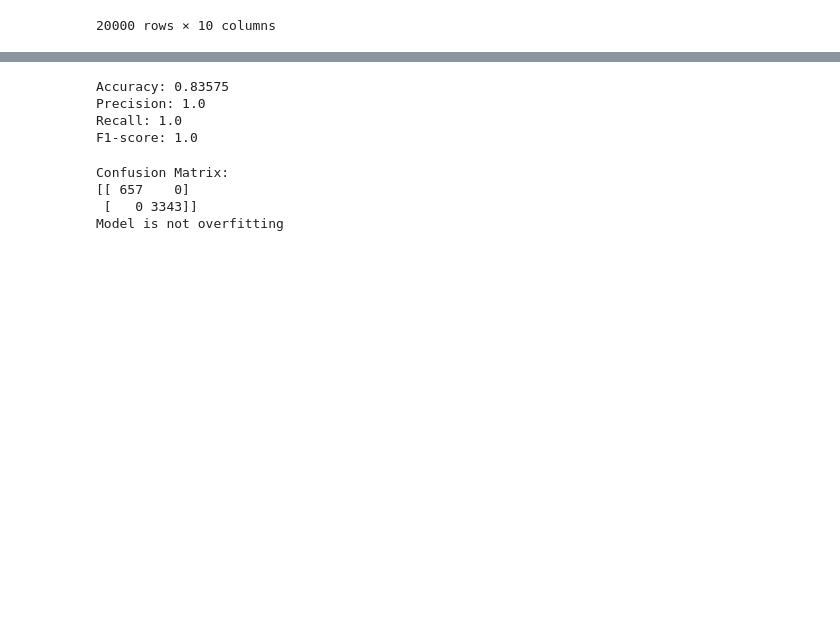
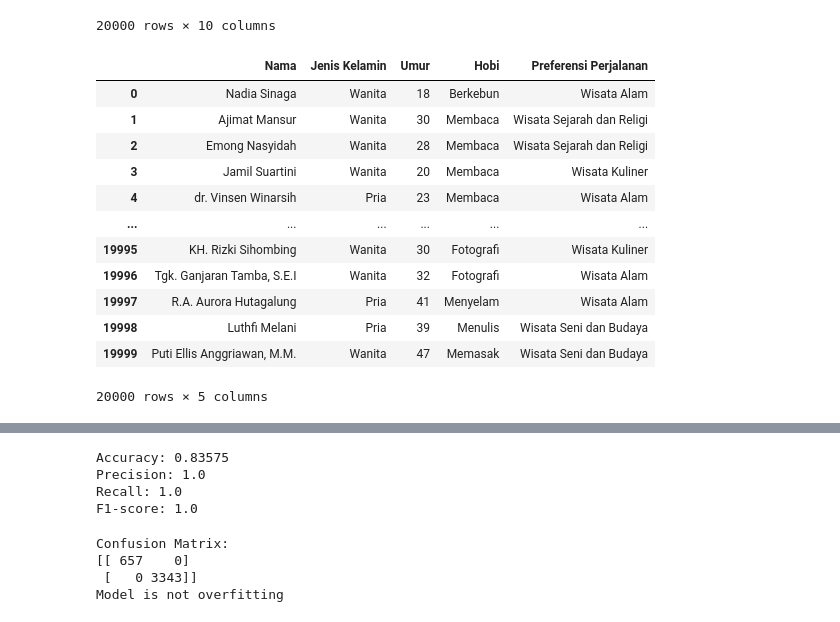
Before and after one commit to fadilwahana/trippal-app-project, a Jupyter notebook: capstone-ml/TripPal_Model_2.ipynb, the cells around one changed output, grey strips where cells are left out. Cells and saved outputs as stored; diff of their text form; code cells hidden in the pictures; blank space fills up the shorter version.

```diff
--- a/capstone-ml/Model 2.ipynb
+++ b/capstone-ml/TripPal_Model_2.ipynb
@@ -30,6 +30,21 @@ from sklearn.metrics.pairwise import cosine_similarity
 # %%
 # Reorder the columns to have 'Nama' as the first column
 data = data[['Nama', 'Jenis Kelamin', 'Umur', 'Hobi', 'Preferensi Perjalanan']]
+data
+# %% [output]
+|  | Nama | Jenis Kelamin | Umur | Hobi | Preferensi Perjalanan |
+| 0 | Nadia Sinaga | Wanita | 18 | Berkebun | Wisata Alam |
+| 1 | Ajimat Mansur | Wanita | 30 | Membaca | Wisata Sejarah dan Religi |
+| 2 | Emong Nasyidah | Wanita | 28 | Membaca | Wisata Sejarah dan Religi |
+| 3 | Jamil Suartini | Wanita | 20 | Membaca | Wisata Kuliner |
+| 4 | dr. Vinsen Winarsih | Pria | 23 | Membaca | Wisata Alam |
+| ... | ... | ... | ... | ... | ... |
+| 19995 | KH. Rizki Sihombing | Wanita | 30 | Fotografi | Wisata Kuliner |
+| 19996 | Tgk. Ganjaran Tamba, S.E.I | Wanita | 32 | Fotografi | Wisata Alam |
+| 19997 | R.A. Aurora Hutagalung | Pria | 41 | Menyelam | Wisata Alam |
+| 19998 | Luthfi Melani | Pria | 39 | Menulis | Wisata Seni dan Budaya |
+| 19999 | Puti Ellis Anggriawan, M.M. | Wanita | 47 | Memasak | Wisata Seni dan Budaya |
+20000 rows × 5 columns
 # %%
 # Preprocess the data
 data['Preferensi Perjalanan'] = data['Preferensi Perjalanan'].apply(lambda x: ''.join(x.split()).lower())
```
Also changed, not shown: parts of 5 cells of this notebook, 2 other files.
